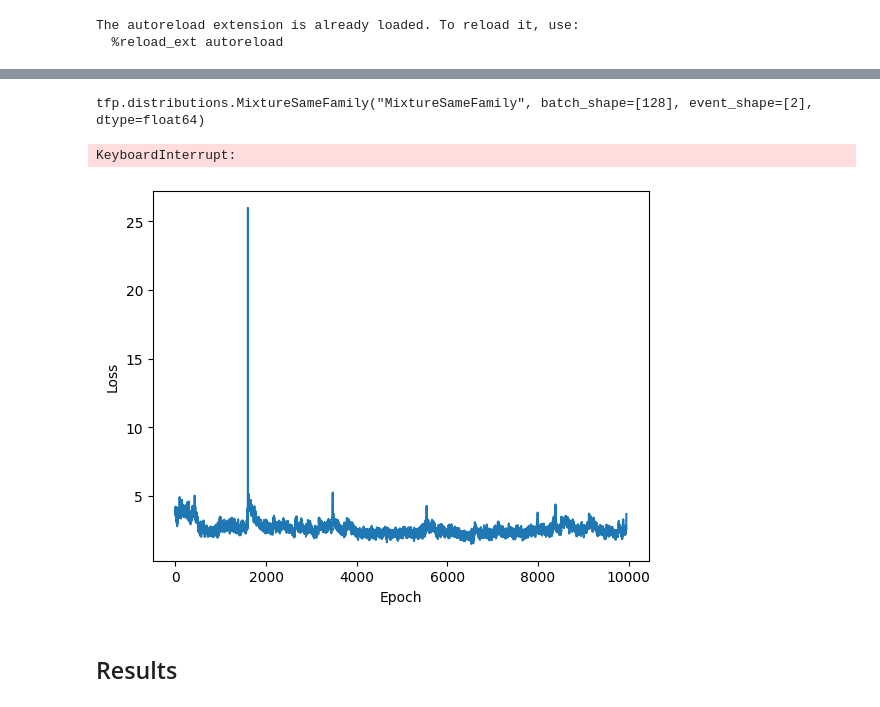
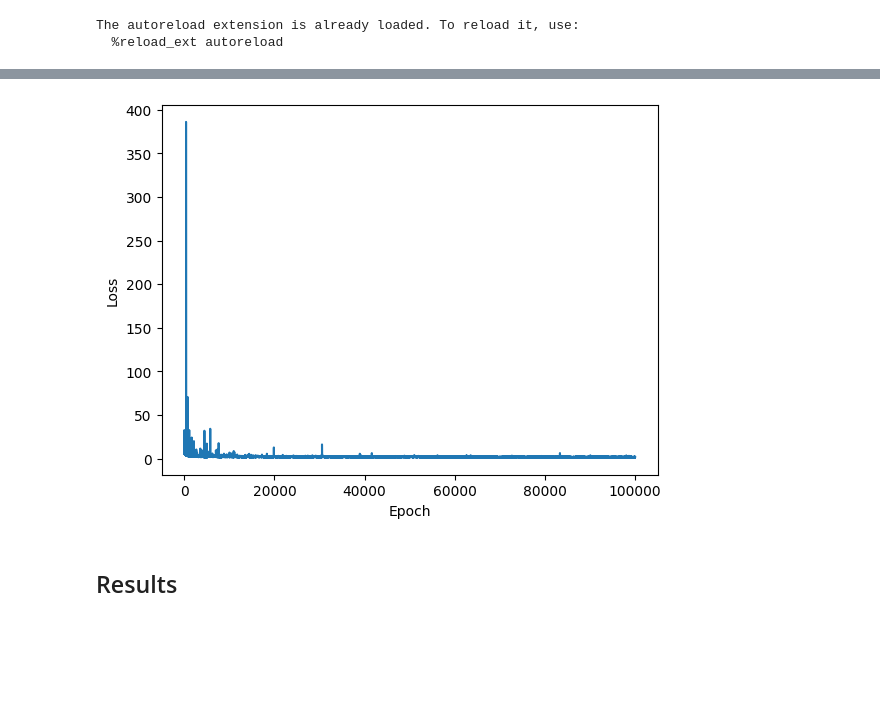
Before and after one commit to sachaguer/jaxili, a Jupyter notebook: notebooks/test_mdn.ipynb, the cells around one changed output, grey strips where cells are left out. Saved outputs shown, nothing was run; the diff lists cells and outputs as text; code cells hidden in the pictures; blank space fills up the shorter version.

```diff
--- a/notebooks/test_mdn.ipynb
+++ b/notebooks/test_mdn.ipynb
@@ -74,5 +113,6 @@ NF_mdn = MixtureDensityDistribution(
 )
 # %%
 seed = jax.random.PRNGKey(0)
+seed, init_seed = jax.random.split(seed)
 
-params = NF_mdn.md_model.init(seed, jnp.zeros((1, dim)))
+params = NF_mdn.init(seed, jnp.zeros((1, dim)))
@@ -122,10 +146,10 @@ plt.show()
 # %%
-optimizer = optax.adam(learning_rate=1e-3)
+optimizer = optax.adam(learning_rate=1e-4)
 opt_state = optimizer.init(params)
 # %%
 #negative log_likelihood
 def loss_nll(params, mu, batch):
-    return -jnp.mean(NF_mdn.log_prob(params, mu, batch))
+    return -jnp.mean(NF_mdn.apply(params, batch).log_prob(mu))
 
 @jax.jit
 def update(params, opt_state, mu, batch):
@@ -151,7 +174,7 @@ from tqdm import tqdm
 
 batch_size = 128
 batch_loss = []
-pbar = tqdm(range(10000))
+pbar = tqdm(range(100000))
 
 for batch in pbar:
     thetas = prior(num_samples=batch_size)
@@ -162,19 +185,16 @@ for batch in pbar:
     )
     batch_loss.append(l)
     pbar.set_description(f"loss {l:.3f}")
-# %% [output]
-tfp.distributions.MixtureSameFamily("MixtureSameFamily", batch_shape=[128], event_shape=[2], dtype=float64)
-KeyboardInterrupt:
 # %%
 plt.figure()
 
-plt.plot(batch_loss[50:])
+plt.plot(batch_loss)
 
 plt.xlabel("Epoch")
 plt.ylabel("Loss")
 plt.show()
 # %% [output]
-[figure, old version]
+[figure, new version]
 # %% [markdown]
 ## Results
 # %%
```
Also changed, not shown: parts of 26 cells of this notebook, 5 other files.
